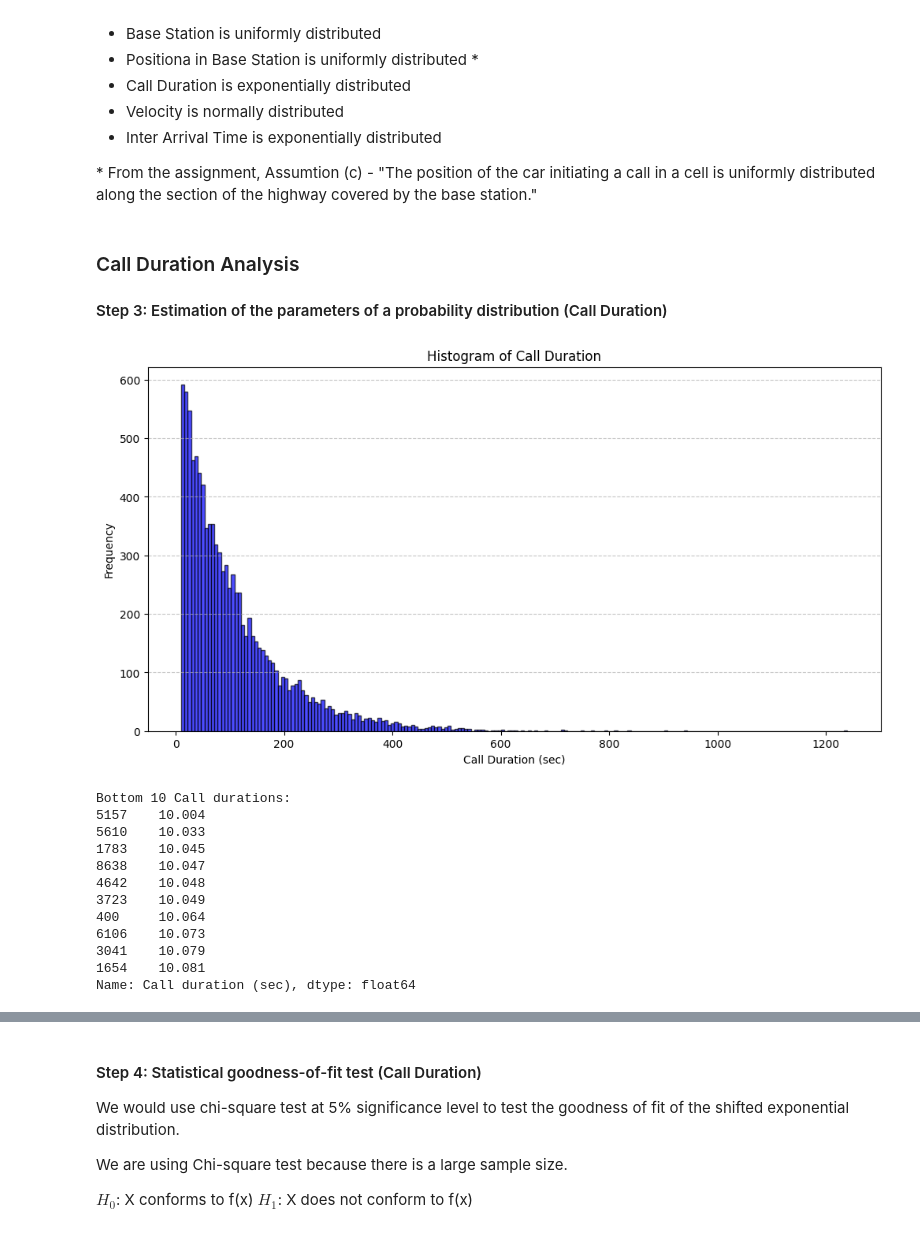
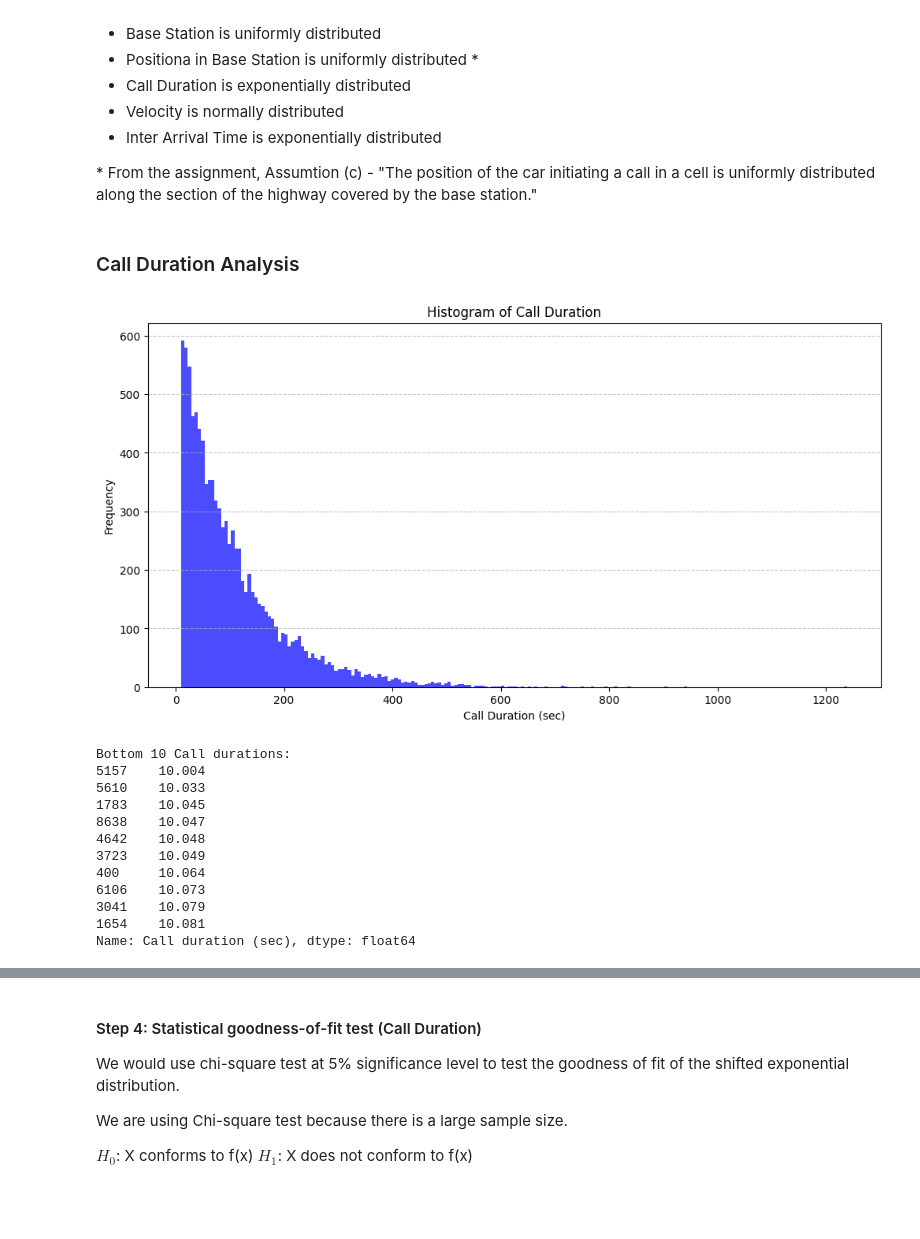
Before and after one commit to Greg-Lim/SC4054_Assignment, a Jupyter notebook: Distribution.ipynb, the cells around one changed output, grey strips where cells are left out. Drawn from its saved outputs; the diff is of its cells as text; code cells hidden in the pictures; blank space fills up the shorter version.

Commit message:
All distributions done

```diff
--- a/Distribution.ipynb
+++ b/Distribution.ipynb
@@ -78,22 +78,21 @@ From the histograms, we can observe:
 - Inter Arrival Time is exponentially distributed
 
 \* From the assignment, Assumtion (c) - "The position of the car initiating a call in a cell is uniformly distributed along the section of the highway covered by the base station."
-# %% [markdown]
-### Call Duration Analysis
-#### Step 3: Estimation of the parameters of a probability distribution (Call Duration)
+# %% [markdown]
+### Call Duration Analysis
 # %%
 plt.figure(figsize=(12, 6))  # Set the figure size to make the plot wider
-df['Call duration (sec)'].plot(kind='hist', bins=200, alpha=0.7, color='blue', edgecolor='black')
+df['Call duration (sec)'].plot(kind='hist', bins=200, alpha=0.7, color='blue')
 plt.title('Histogram of Call Duration')
 plt.xlabel('Call Duration (sec)')
 plt.ylabel('Frequency')
 plt.grid(axis='y', linestyle='--', alpha=0.7)
 plt.show()
 
 print("Bottom 10 Call durations:")
 print(temp_df['Call duration (sec)'].nsmallest(10))
 # %% [output]
-[figure, old version]
+[figure, new version]
 Bottom 10 Call durations:
 5157    10.004
 5610    10.033
```
Also changed, not shown: parts of 18 cells of this notebook.
